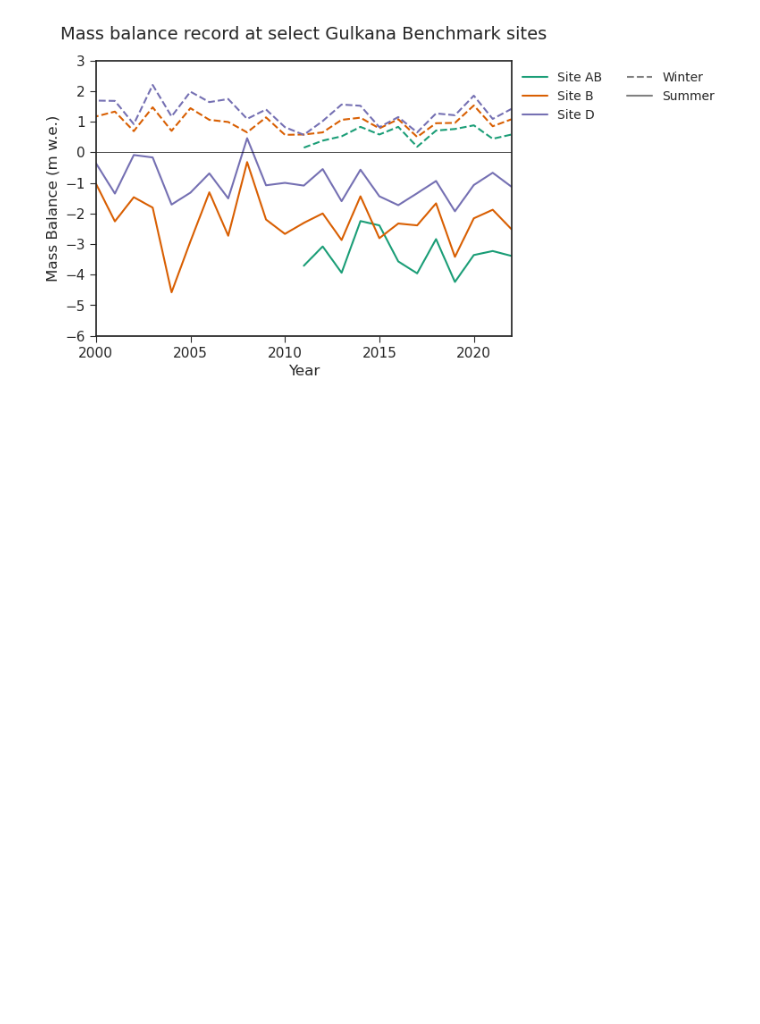
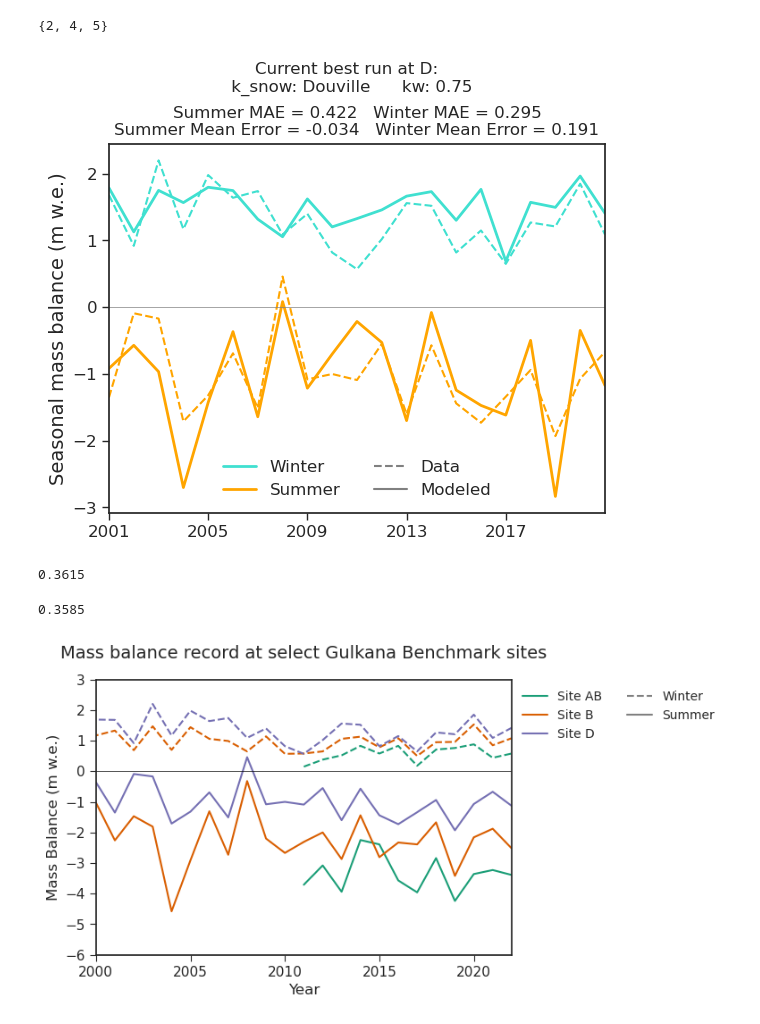
Before and after one commit to clairevwilson/PyGEM-EB, a Jupyter notebook: calibration_plotting.ipynb, the cells around one changed output. Drawn from its saved outputs; the diff is of its cells as text; code cells hidden in the pictures; blank space fills up the shorter version.

```diff
--- a/calibration_plotting.ipynb
+++ b/calibration_plotting.ipynb
@@ -12,3 +15,47 @@ data_fp = '/home/claire/research/MB_data/Gulkana/Input_Gulkana_Glaciological_Dat
+# %%
+a = [2,2,2,2,4,5]
+print(set(a))
+# %% [output]
+{2, 4, 5}
+# %%
+# PLOT A SINGLE RUN
+date = '10_01'
+path_out = f'/home/claire/research/Output/calibration/{date}/'
+param = 'kw'
+# kw = 0.5
+# k_snow = 'Douville'
+# a_ice = 0.2
+site = 'D'
+# fn = 'kw0.25_ksnowJansson_aice0.4_siteD_0.nc'
+# fn = f'kw{kw}_ksnow{k_snow}_aice{a_ice}_site{site}_0.nc'
+dslist = []
+outlist = []
+for i in range(50):
+    fn = f'{param}_calibration_{date}_run{i}_0.nc'
+    ds,startdate,enddate = getds(path_out+fn)
+    winter,summer = seasonal_mass_balance(data_fp,ds,site)
+    dslist.append(ds)
+    outlist.append(np.mean([winter,summer]))
+    # print(ds.attrs['k_snow'],winter,summer,np.mean([winter,summer]))
+ds = dslist[np.argmin(outlist)]
+    # simple_plot(ds,['2004-04-20','2004-10-20'],[['albedo']],res='d')
+# %%
+k_snow = ds.attrs['k_snow']
+kw = ds.attrs['kw']
+a_ice = ds.attrs['a_ice']
+fig,ax = seasonal_mass_balance(data_fp,ds,site,plot=True)
+fig.suptitle(f'Current best run at {site}: \n k_snow: {k_snow}      {param}: {kw}',y=1.05)
+plt.show()
+# %% [output]
+[figure, added]
+# %%
+np.mean([0.416,0.307])
+# %% [output]
+0.3615
+# %%
+np.mean([0.422,0.295])
+# %% [output]
+0.3585
 # %%
 df = pd.read_csv(data_fp)
 df['bs'] = df['ba'] - df['bw']
```
Also changed, not shown: parts of 4 cells of this notebook, 6 other files.
